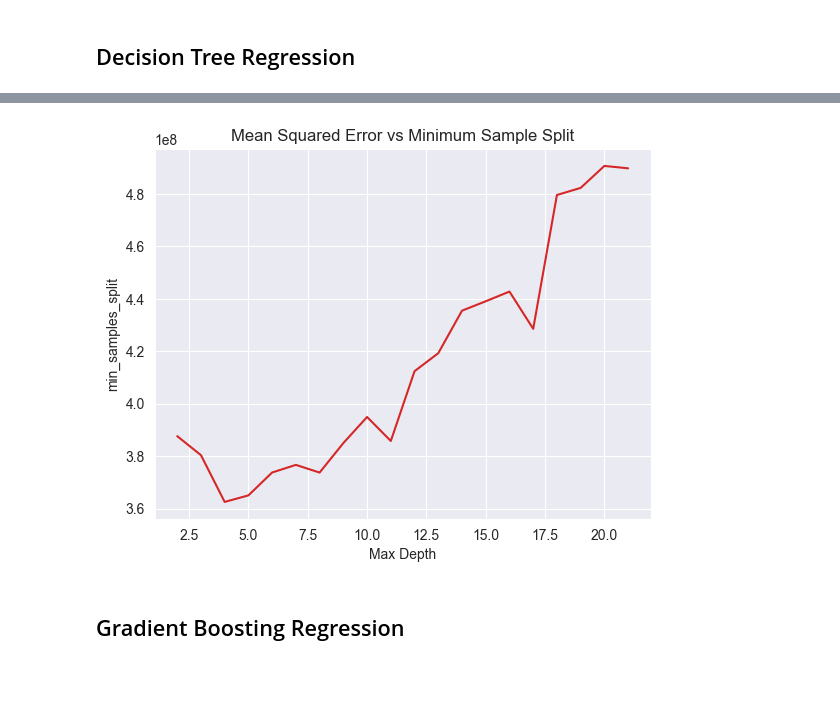
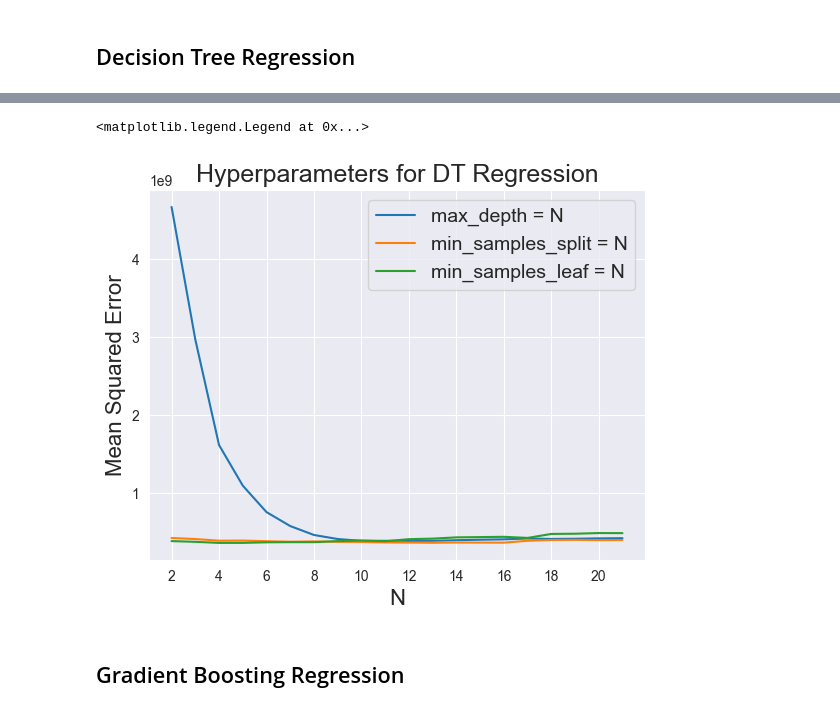
Before and after one commit to MJ-Peters/INAI-Property-Value-Prediction-Coursework, a Jupyter notebook: Coursework Question One.ipynb, the cells around one changed output, grey strips where cells are left out. Drawn from its saved outputs; the diff is of its cells as text; code cells hidden in the pictures; blank space fills up the shorter version.

Commit message:
Finished testing the effects of three parameters for DTR and GBR

```diff
--- a/Coursework Question One.ipynb
+++ b/Coursework Question One.ipynb
@@ -112,7 +103,7 @@ plt.show()
 # %%
 # Testing the effect of sample split
 min_samples_split = [i+2 for i in range(20)]
-ms_errors = []
+ms_errors_2 = []
 
 for i in min_samples_split:
     # Creating the tree regressor object
@@ -126,11 +117,4 @@ for i in min_samples_split:
 
     # Evaluating the model using mean squared error and root mean squared error
     DTR_HP_mse = mean_squared_error(y_test, DTR_HP_y_pred)
-    ms_errors.append(DTR_HP_mse)
-
-# Plotting the results
-plt.plot(max_depth, ms_errors, c="tab:red")
-plt.xlabel("Max Depth")
-plt.ylabel("min_samples_split")
-plt.title("Mean Squared Error vs Minimum Sample Split")
-plt.show()
+    ms_errors_2.append(DTR_HP_mse)
@@ -139,7 +121,7 @@ plt.show()
 # %%
-# Testing the effect of sample split
+# Testing the effect of sample leaves
 min_samples_leaf = [i+2 for i in range(20)]
-ms_errors = []
+ms_errors_3 = []
 
 for i in min_samples_leaf:
     # Creating the tree regressor object
@@ -153,15 +135,22 @@ for i in min_samples_leaf:
 
     # Evaluating the model using mean squared error and root mean squared error
     DTR_HP_mse = mean_squared_error(y_test, DTR_HP_y_pred)
-    ms_errors.append(DTR_HP_mse)
-
-# Plotting the results
-plt.plot(max_depth, ms_errors, c="tab:red")
-plt.xlabel("Max Depth")
-plt.ylabel("min_samples_split")
-plt.title("Mean Squared Error vs Minimum Sample Split")
-plt.show()
+    ms_errors_3.append(DTR_HP_mse)
-# %% [output]
-[figure, removed]
+# %%
+# Plotting the test data
+ms_errors = pd.DataFrame({"max_depth": ms_errors_1, "min_samples_split": ms_errors_2, "min_samples_leaf": ms_errors_3}, index=range(2, 22))
+
+plt.plot(ms_errors)
+
+plt.title("Hyperparameters for DT Regression", fontsize=18)
+plt.xlabel("N", fontsize=16)
+plt.xticks(ms_errors.index[::2])
+plt.ylabel("Mean Squared Error", fontsize=16)
+
+legend_labels = [f"{col} = N" for col in ms_errors.columns]
+plt.legend(labels=legend_labels, fontsize=14)
+# %% [output]
+<matplotlib.legend.Legend at 0x...>
+[figure, added]
 # %% [markdown]
 ## Gradient Boosting Regression
```
Also changed, not shown: parts of 7 cells of this notebook.
